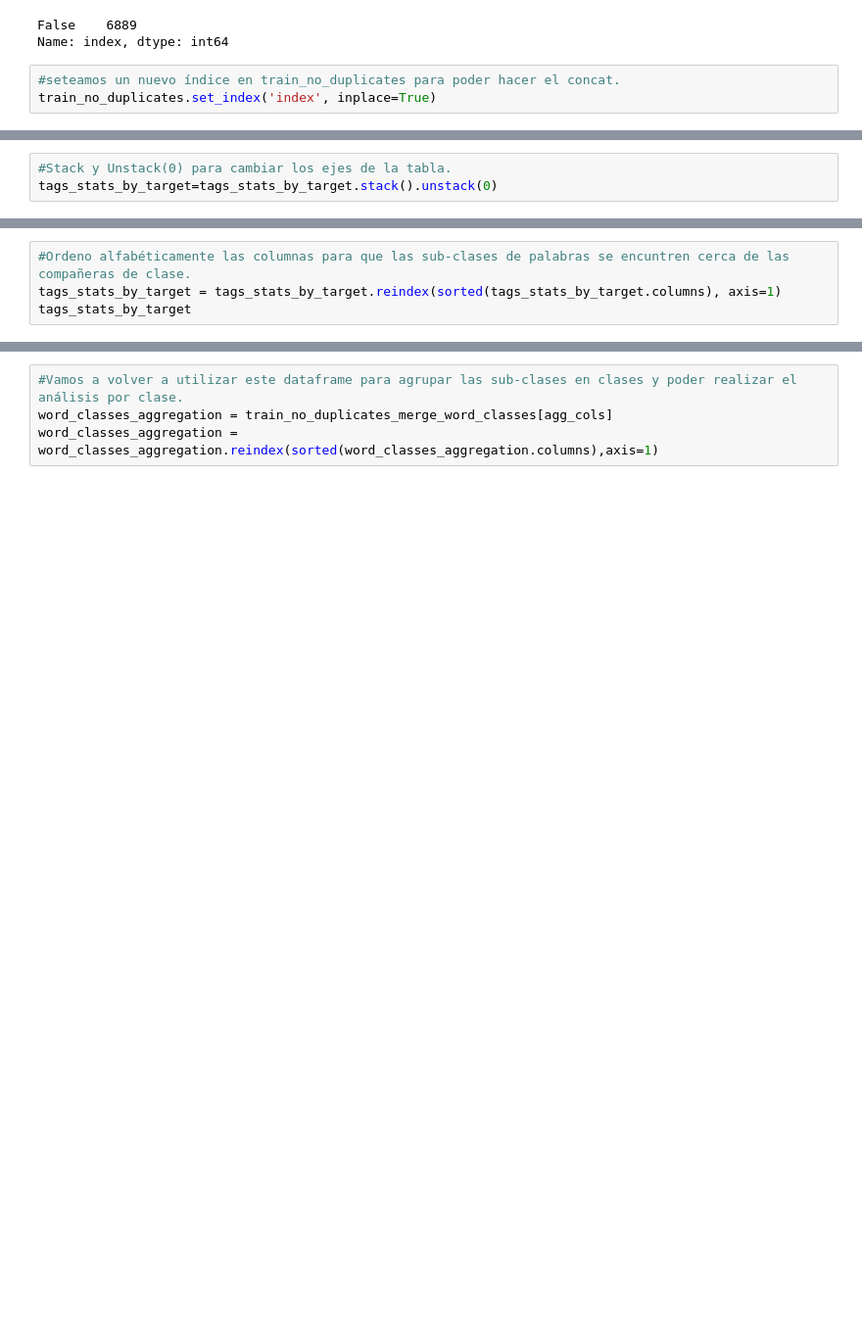
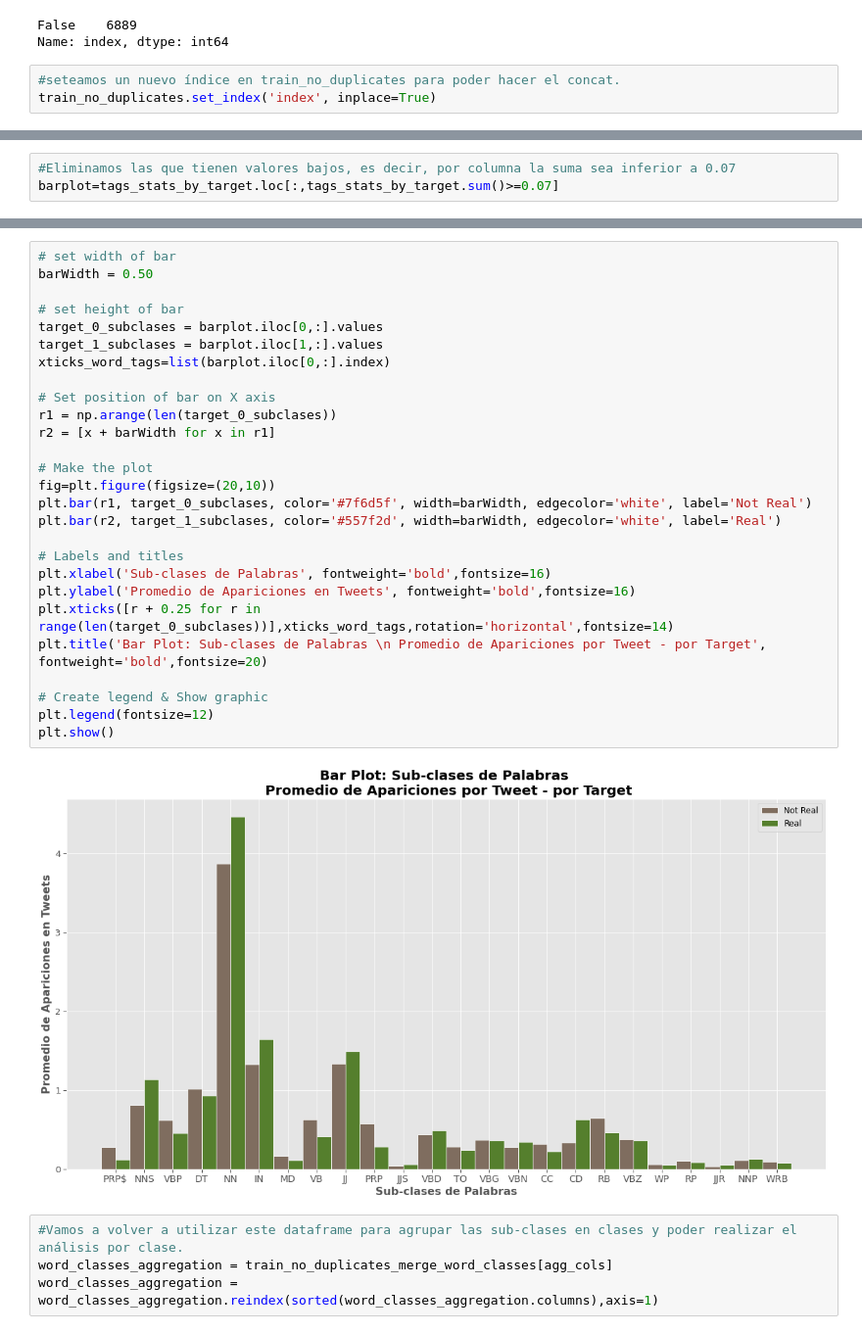
Before and after one commit to Ignacio-Ibarra/NLP-Disasters, a Jupyter notebook: Copia_de_TP1_cambios_v4.ipynb, the cells around one changed output, grey strips where cells are left out. Shown: that part at 98% size. Cells and saved outputs as stored; diff of their text form; blank space fills up the shorter version.

```diff
--- a/Copia_de_TP1_cambios_v4.ipynb
+++ b/Copia_de_TP1_cambios_v4.ipynb
@@ -870,3 +949,0 @@ tags_stats_by_target
-# %%
-#Stack y Unstack(0) para cambiar los ejes de la tabla.
-tags_stats_by_target=tags_stats_by_target.stack().unstack(0)
@@ -885,4 +949,0 @@ tags_stats_by_target
-# %%
-#Ordeno alfabéticamente las columnas para que las sub-clases de palabras se encuntren cerca de las compañeras de clase.
-tags_stats_by_target = tags_stats_by_target.reindex(sorted(tags_stats_by_target.columns), axis=1)
-tags_stats_by_target
@@ -941,0 +950,3 @@ tagdict
+# %%
+#Eliminamos las que tienen valores bajos, es decir, por columna la suma sea inferior a 0.07
+barplot=tags_stats_by_target.loc[:,tags_stats_by_target.sum()>=0.07]
@@ -942,3 +961,32 @@ tagdict
+# %%
+# set width of bar
+barWidth = 0.50
+
+# set height of bar
+target_0_subclases = barplot.iloc[0,:].values
+target_1_subclases = barplot.iloc[1,:].values
+xticks_word_tags=list(barplot.iloc[0,:].index)
+
+# Set position of bar on X axis
+r1 = np.arange(len(target_0_subclases))
+r2 = [x + barWidth for x in r1]
+
+# Make the plot
+fig=plt.figure(figsize=(20,10))
+plt.bar(r1, target_0_subclases, color='#7f6d5f', width=barWidth, edgecolor='white', label='Not Real')
+plt.bar(r2, target_1_subclases, color='#557f2d', width=barWidth, edgecolor='white', label='Real')
+
+# Labels and titles
+plt.xlabel('Sub-clases de Palabras', fontweight='bold',fontsize=16)
+plt.ylabel('Promedio de Apariciones en Tweets', fontweight='bold',fontsize=16)
+plt.xticks([r + 0.25 for r in range(len(target_0_subclases))],xticks_word_tags,rotation='horizontal',fontsize=14)
+plt.title('Bar Plot: Sub-clases de Palabras \n Promedio de Apariciones por Tweet - por Target', fontweight='bold',fontsize=20)
+
+# Create legend & Show graphic
+plt.legend(fontsize=12)
+plt.show()
+# %% [output]
+[figure, added]
 # %%
 #Vamos a volver a utilizar este dataframe para agrupar las sub-clases en clases y poder realizar el análisis por clase.
 word_classes_aggregation = train_no_duplicates_merge_word_classes[agg_cols]
```
Also changed, not shown: parts of 66 cells of this notebook.
